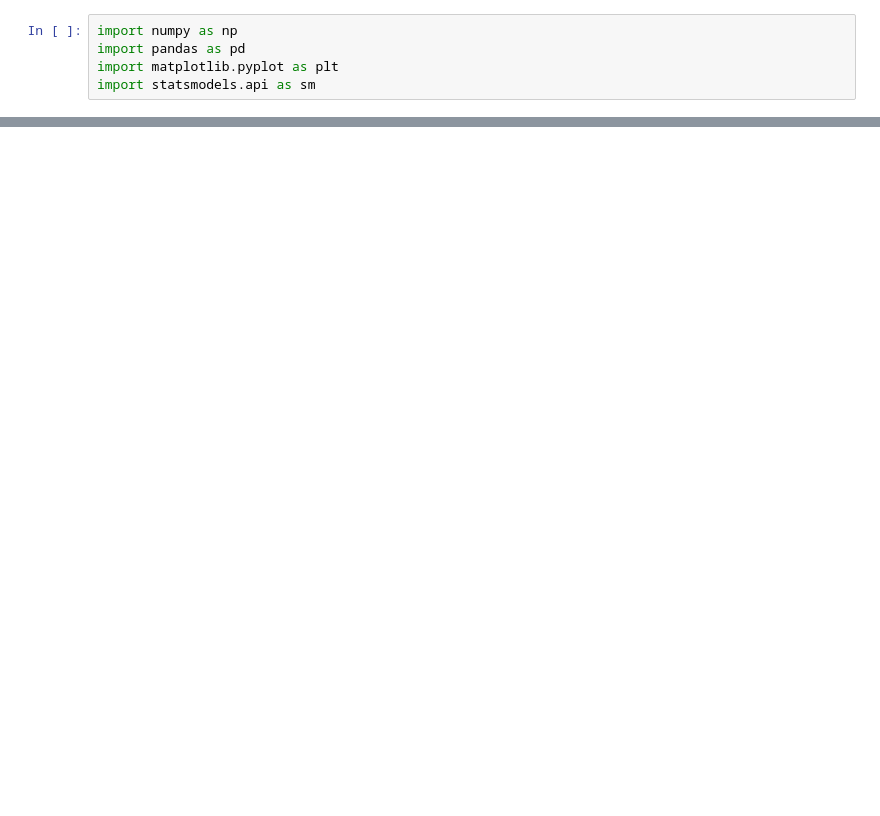
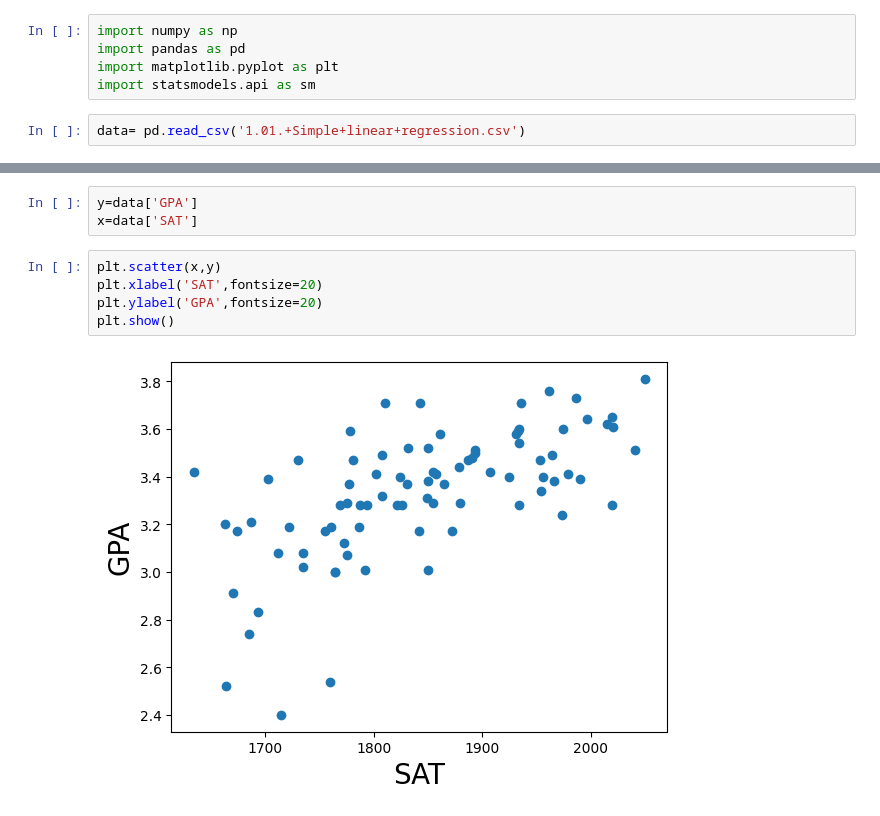
Before and after one commit to palekars/Data-Scientist-Course-2025, a Jupyter notebook: chapter_appendix-tools-for-deep-learning/jupyter.ipynb, the cells around one changed output, grey strips where cells are left out. Cells and saved outputs as stored; diff of their text form; blank space fills up the shorter version.

```diff
--- a/chapter_appendix-tools-for-deep-learning/jupyter.ipynb
+++ b/chapter_appendix-tools-for-deep-learning/jupyter.ipynb
@@ -156,3 +156,5 @@ import numpy as np
 import pandas as pd
 import matplotlib.pyplot as plt
 import statsmodels.api as sm
+# %%
+data= pd.read_csv('1.01.+Simple+linear+regression.csv')
@@ -158,0 +173,10 @@ import statsmodels.api as sm
+# %%
+y=data['GPA']
+x=data['SAT']
+# %%
+plt.scatter(x,y)
+plt.xlabel('SAT',fontsize=20)
+plt.ylabel('GPA',fontsize=20)
+plt.show()
+# %% [output]
+[figure, added]
```
Also changed, not shown: parts of 24 cells of this notebook.
